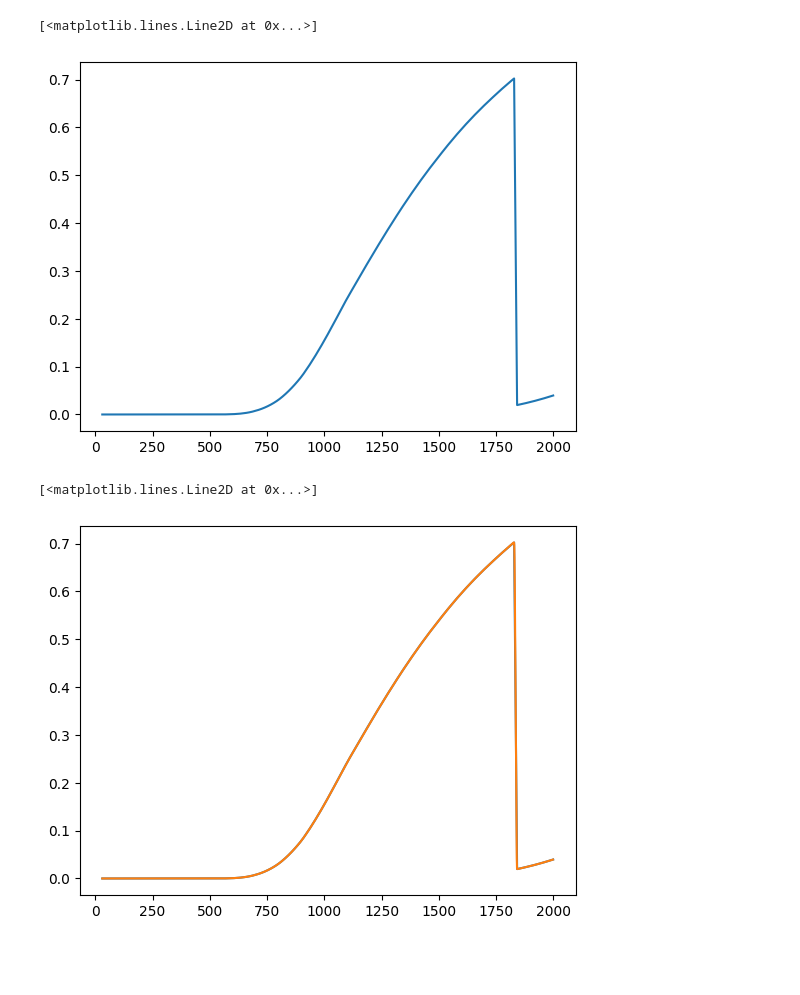
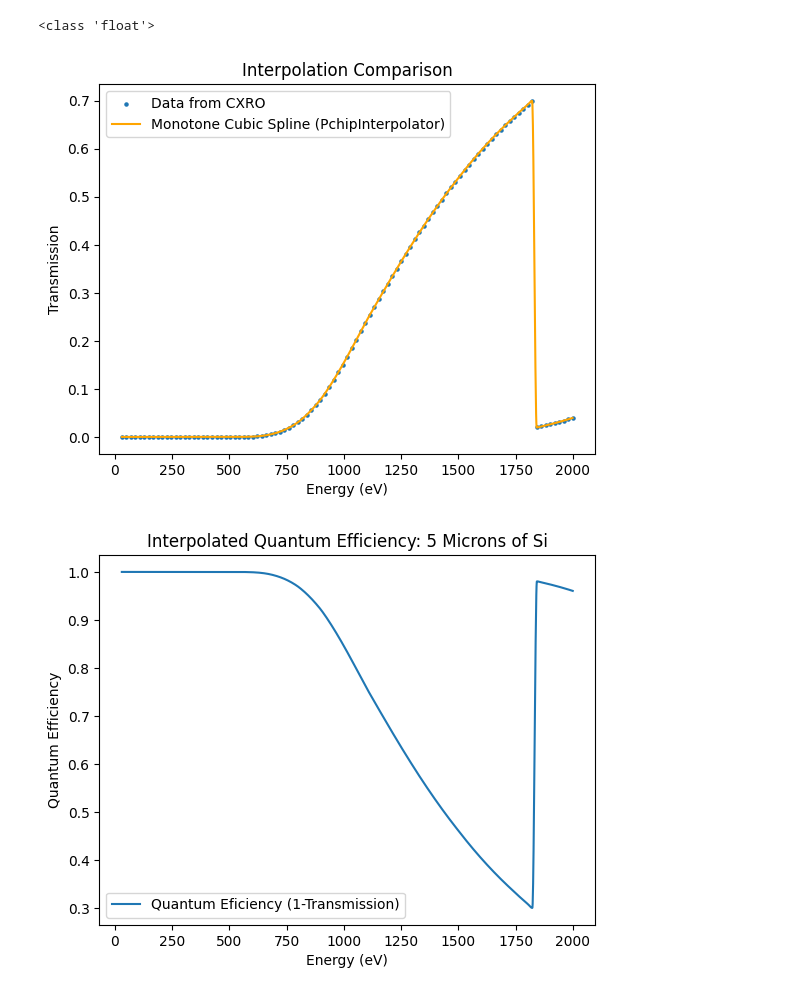
Before and after one commit to Cbantz/cxro_transmission_modelling, a Jupyter notebook: CXRO_Access_test_and_interpolation.ipynb, the cells around one changed output. Drawn from its saved outputs; the diff is of its cells as text; code cells hidden in the pictures; blank space fills up the shorter version.

Commit message:
Updated graphs in jupyter notebook to be more informative. Labels, titles, interpolation comparison and QE.

```diff
--- a/CXRO_Access_test_and_interpolation.ipynb
+++ b/CXRO_Access_test_and_interpolation.ipynb
@@ -6,11 +6,20 @@ from scipy import interpolate
 # %%
 cxro = CXRO_Tools.Filter_Transmission()
 # %%
-Si_transmission_data = cxro.get_transmission('Si', 5, 30, 2000, 150)
+Si_transmission_data = cxro.get_transmission('Si', 5, 30, 2000, 100)
 energies = [i[0] for i in Si_transmission_data]
 transmission = [i[1] for i in Si_transmission_data]
+# %% [output]
+<class 'float'>
 # %%
-plt.plot(energies, transmission)
+plt.scatter(energies, transmission, label = "Data from CXRO", s=5)
+interpolated_transmission = interpolate.PchipInterpolator(energies, transmission) # I like monotone cubic spline. Doesn't overshoot, don't need twice differentiable
+test_range = range(30, 2000, 1)
+plt.plot(test_range, interpolated_transmission(test_range), label="Monotone Cubic Spline (PchipInterpolator)", color='orange')
+plt.legend()
+plt.title("Interpolation Comparison")
+plt.xlabel("Energy (eV)")
+plt.ylabel("Transmission")
+plt.show()
 # %% [output]
-[<matplotlib.lines.Line2D at 0x...>]
-[figure, old version]
+[figure, new version]
@@ -19,7 +26,9 @@ interpolated = interpolate.PchipInterpolator(energies, transmission) # I like mo
 # %%
-test_range = range(30, 2000, 1)
-plt.plot(energies, transmission)
-plt.plot(test_range, interpolated(test_range))
+plt.plot(test_range, 1 - interpolated_transmission(test_range), label="Quantum Eficiency (1-Transmission)")
+plt.title("interpolated_transmission Quantum Efficiency: 5 Microns of Si")
+plt.xlabel("Energy (eV)")
+plt.ylabel("Quantum Efficiency")
+plt.legend()
+plt.show()
 # %% [output]
-[<matplotlib.lines.Line2D at 0x...>]
-[figure, old version]
+[figure, new version]
```
Also changed, not shown: parts of 1 cell of this notebook.
